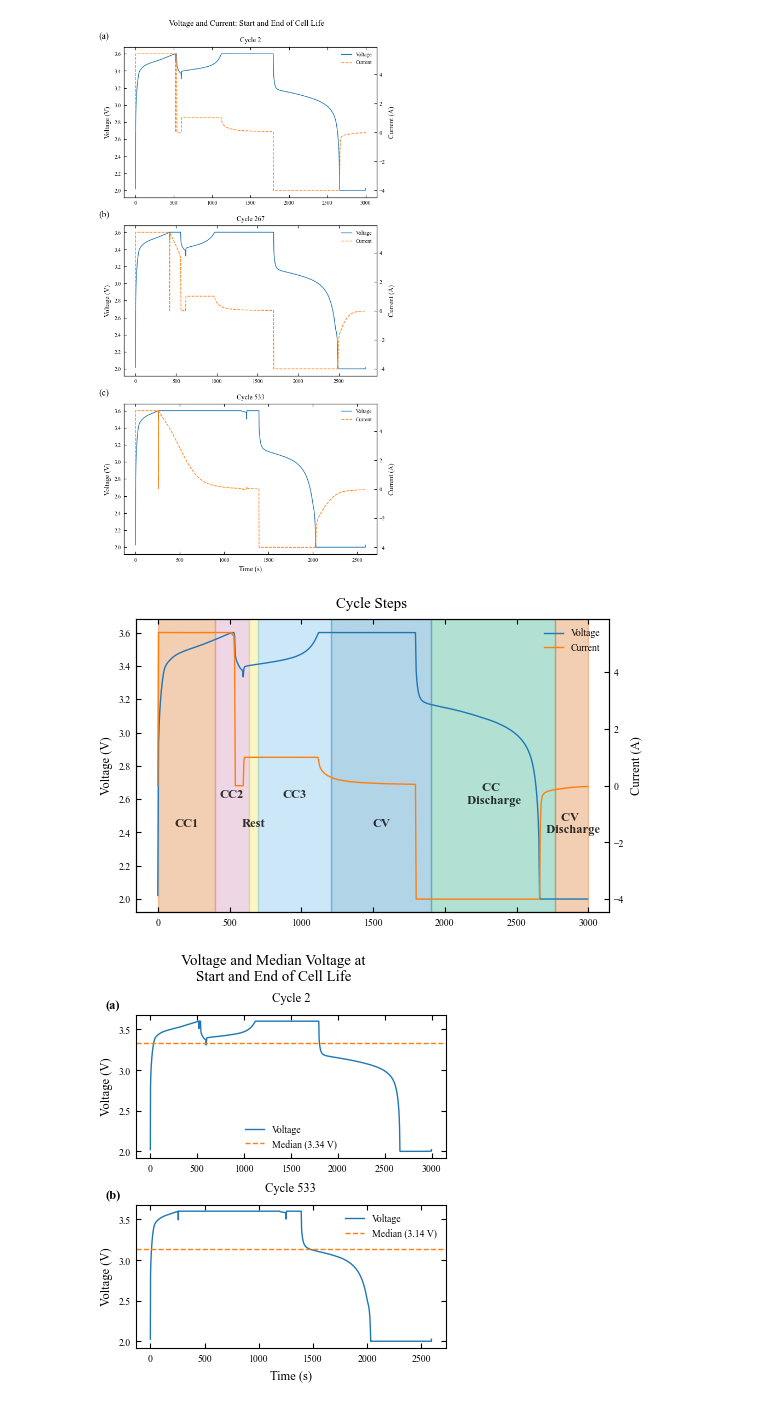
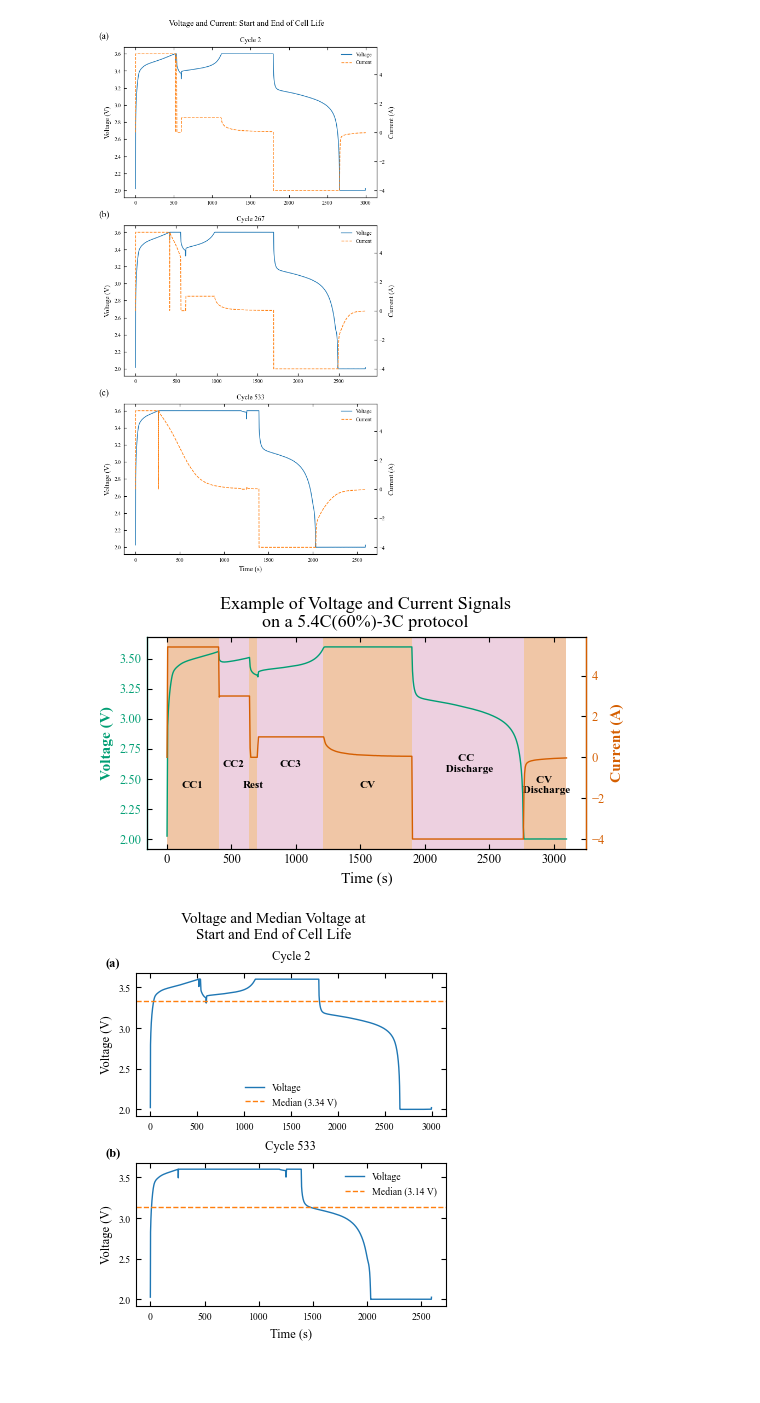
Before and after one commit to gabriel-buzzi/battery-soh-rul-modeling, a Jupyter notebook: notebooks/data_analysis/20250725-gbs-cycle-signals.ipynb, the cells around one changed output. Saved outputs shown, nothing was run; the diff lists cells and outputs as text; code cells hidden in the pictures; blank space fills up the shorter version.

Commit message:
Update figures for paper

```diff
--- a/notebooks/data_analysis/20250725-gbs-cycle-signals.ipynb
+++ b/notebooks/data_analysis/20250725-gbs-cycle-signals.ipynb
@@ -265,71 +283,85 @@ def plot_charge_steps(
     data: pd.DataFrame,
     save_path: str = 'figures/voltage_current.png'
     ) -> None:
-    """Plot voltage and current for specified cycles."""
+    """Plot voltage and current with color-coded dual y-axes."""
     fig, ax1 = create_figure(layout_type="one_and_half")
     ax2 = ax1.twinx()
+
     cycle_data = data[data['cycle'] == 1]
+    protocol = cycle_data["charge_policy"].unique()[0]
     t = cycle_data['t']
-    V = cycle_data['V']
-    I = cycle_data['I']
 
+    # Interpolation
     new_t = np.arange(0, t.max(), 5)
-    new_V = np.interp(new_t, t, V)
-    new_I = np.interp(new_t, t, I)
+    new_V = np.interp(new_t, t, cycle_data['V'])
+    new_I = np.interp(new_t, t, cycle_data['I'])
 
-    (l1, ) = ax1.plot(new_t, new_V, label='Voltage', color='#1f77b4')
-    (l2, ) = ax2.plot(new_t, new_I, label='Current', color='#ff7f0e')
+    # Define colors
+    v_color = "C1" #'#1f77b4'  # Blue
+    i_color = "C2" #'#ff7f0e'  # Orange
+
+    # Plotting
+    (l1, ) = ax1.plot(new_t, new_V, label='Voltage', color=v_color)
+    (l2, ) = ax2.plot(new_t, new_I, label='Current', color=i_color)
+
+    # --- Color Coding Ax1 (Left - Voltage) ---
+    ax1.set_ylabel('Voltage (V)', color=v_color, fontweight='bold')
+    ax1.tick_params(axis='y', labelcolor=v_color)
+    ax1.spines['left'].set_color(v_color)
+    ax1.spines['left'].set_linewidth(1)
+
+    # --- Color Coding Ax2 (Right - Current) ---
+    ax2.set_ylabel('Current (A)', color=i_color, fontweight='bold')
+    ax2.tick_params(axis='y', labelcolor=i_color)
+    ax2.spines['right'].set_color(i_color)
+    ax2.spines['right'].set_linewidth(1)
+
+    # Remove the top spines for a cleaner look
+    ax1.spines['top'].set_visible(True)
+    ax2.spines['top'].set_visible(True)
+
+    # ... [Rest of your span_regions and text logic remains the same] ...
 
     span_regions = [
-        (0, 400, 'CC1'),
-        (400, 635, 'CC2'),
-        (635, 700, 'Rest'),
-        (700, 1210, 'CC3'),
-        (1210, 1900, 'CV'),
-        (1900, 2770, 'CC \n Discharge'),
-        (2770, new_t[-1], 'CV \n Discharge'),
-        #(3301, new_t[-1], 'Rest'),
+        (0, 400, 'CC1'), (400, 635, 'CC2'), (635, 700, 'Rest'),
+        (700, 1210, 'CC3'), (1210, 1900, 'CV'),
+        (1900, 2770, 'CC \n Discharge'), (2770, new_t[-1], 'CV \n Discharge')
     ]
 
     ymin, ymax = ax1.get_ylim()
     y_range = ymax - ymin
 
     for i, (start, end, label) in enumerate(span_regions):
-        ax1.axvspan(start, end, alpha=0.3, color=f'C{i+2}')
+        ax1.axvspan(start, end, alpha=0.35, color=f'C{(i%2)+2}', lw=0) # lw=0 removes edges
+        x_pos = (start + end) / 2
+        y_pos = ymin + (0.3 if i % 2 == 0 else 0.4) * y_range
+        ax1.text(x_pos, y_pos, label, ha='center', va='center', fontsize=8, fontweight='bold')
 
-        x_pos = (start + end) / 2
+    ax1.set_xlabel('Time (s)')
+    fig.suptitle(f'Example of Voltage and Current Signals\non a {protocol} protocol')
 
-        # Alternate y position: even -> lower, odd -> upper
-        if i % 2 == 0:
-            y_pos = ymin + 0.3 * y_range  # Lower position
-        else:
-            y_pos = ymin + 0.4 * y_range  # Higher position
+    # Legend - usually not needed if axes are color-coded, but good for completeness
+    # fig.legend(handles=[l1, l2], loc='upper right', bbox_to_anchor=(0.9, 0.95), frameon=True)
 
-        ax1.text(
-            x_pos, y_pos, label,
-            ha='center', va='center',
-            fontsize=9, fontweight='bold',
-            color='black', alpha=0.8
-        )
+    fig.tight_layout(rect=[0, 0.08, 1, 1.06])
 
-    ax1.set_ylabel('Voltage (V)')
-    ax2.set_ylabel('Current (A)')
-    ax2.set_xlabel('Time (s)')
-    fig.suptitle('Cycle Steps')
-    plt.legend(handles=[l1, l2], loc='upper right')
-    if save_path is not None:
-        plt.savefig(save_path, dpi=500, bbox_inches="tight")
+    if save_path:
+        plt.savefig(save_path, dpi=500, format="pdf", bbox_inches='tight')
     plt.show()
 
+cell_data_for_steps_plot = pd.read_parquet(
+    cells_paths / f"b1c14.parquet",
+    engine='pyarrow'
+)
 plot_charge_steps(
-    cycles_data,
+    cell_data_for_steps_plot,
     save_path=(
-        figures_folder / 'charge_steps.png'
+        figures_folder / 'data_analysis_charge_steps.pdf'
         if SAVE_FIGURES else None
     )
 )
 # %% [output]
-[figure, old version]
+[figure, new version]
 # %%
 def plot_voltage_median(
     data: pd.DataFrame,
```
Also changed, not shown: parts of 5 cells of this notebook, 2 other files.
